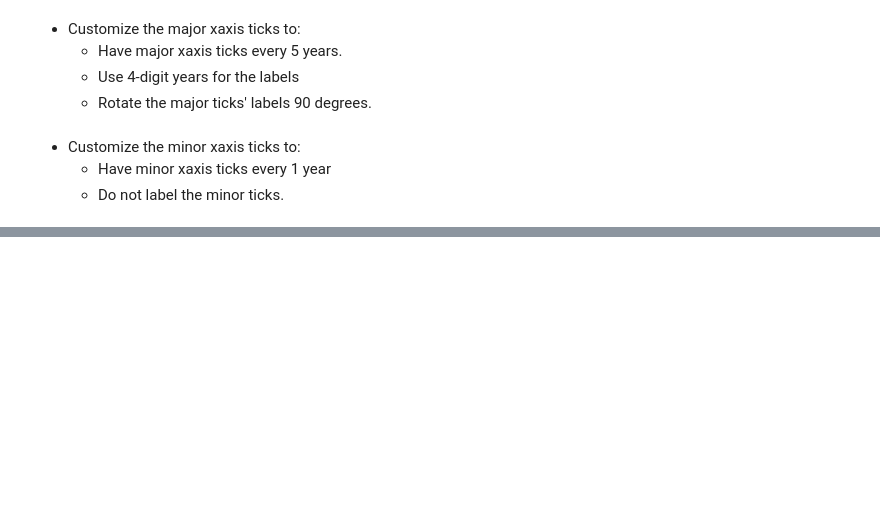
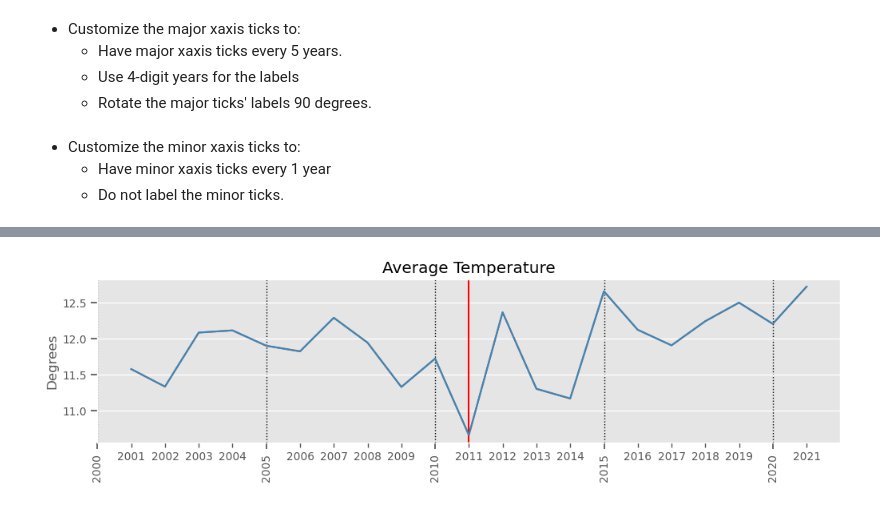
Before and after one commit to VALDE021/Resampling-Datetime-Data-Core1-EricNV, a Jupyter notebook: Resampling Datetime Data Core-EricNV.ipynb, the cells around one changed output, grey strips where cells are left out. Drawn from its saved outputs; the diff is of its cells as text; code cells hidden in the pictures; blank space fills up the shorter version.

```diff
--- a/Resampling Datetime Data Core-EricNV.ipynb
+++ b/Resampling Datetime Data Core-EricNV.ipynb
@@ -302,3 +315,7 @@ Add a vertical line at this date with a label that says the date (using date for
 * Customize the minor xaxis ticks to:
     * Have minor xaxis ticks every 1 year
     * Do not label the minor ticks.
+# %%
+# Looking at temp time series
+temp_ts = rsdf.resample('Y').mean()['mean_temp']
+temp_ts
@@ -304,0 +340,36 @@ Add a vertical line at this date with a label that says the date (using date for
+# %%
+loc_5year = mdates.YearLocator(base=5)
+fmt_year = mdates.DateFormatter("%Y")
+loc_minor_1year = mdates.YearLocator()
+fmt_minor_1year = mdates.DateFormatter("%Y")
+# %%
+# Create the figure and axis
+fig, ax = plt.subplots(figsize=(12,3))
+ax.plot(temp_ts)
+
+
+## Format the xticks
+
+ax.set_title('Average Temperature')
+ax.set_ylabel('Degrees')
+
+# major and minor formatter
+ax.xaxis.set_major_locator(loc_5year)
+ax.xaxis.set_major_formatter(fmt_year)
+
+ax.xaxis.set_minor_locator(loc_minor_1year)
+ax.xaxis.set_minor_formatter(fmt_minor_1year)
+
+min_precipitation_date = temp_ts.idxmin()
+min_precipitation_value = temp_ts.min()
+
+ax.grid(which='major',axis='x',color='k',ls=':',lw=1)
+
+plt.axvline(x=min_precipitation_date, color='r')
+
+## Plot the data
+ax.plot(temp_ts);
+fig = ax.get_figure()
+fig.autofmt_xdate(which='major', rotation=90,ha='center')
+# %% [output]
+[figure, added]
```
Also changed, not shown: parts of 5 cells of this notebook.
